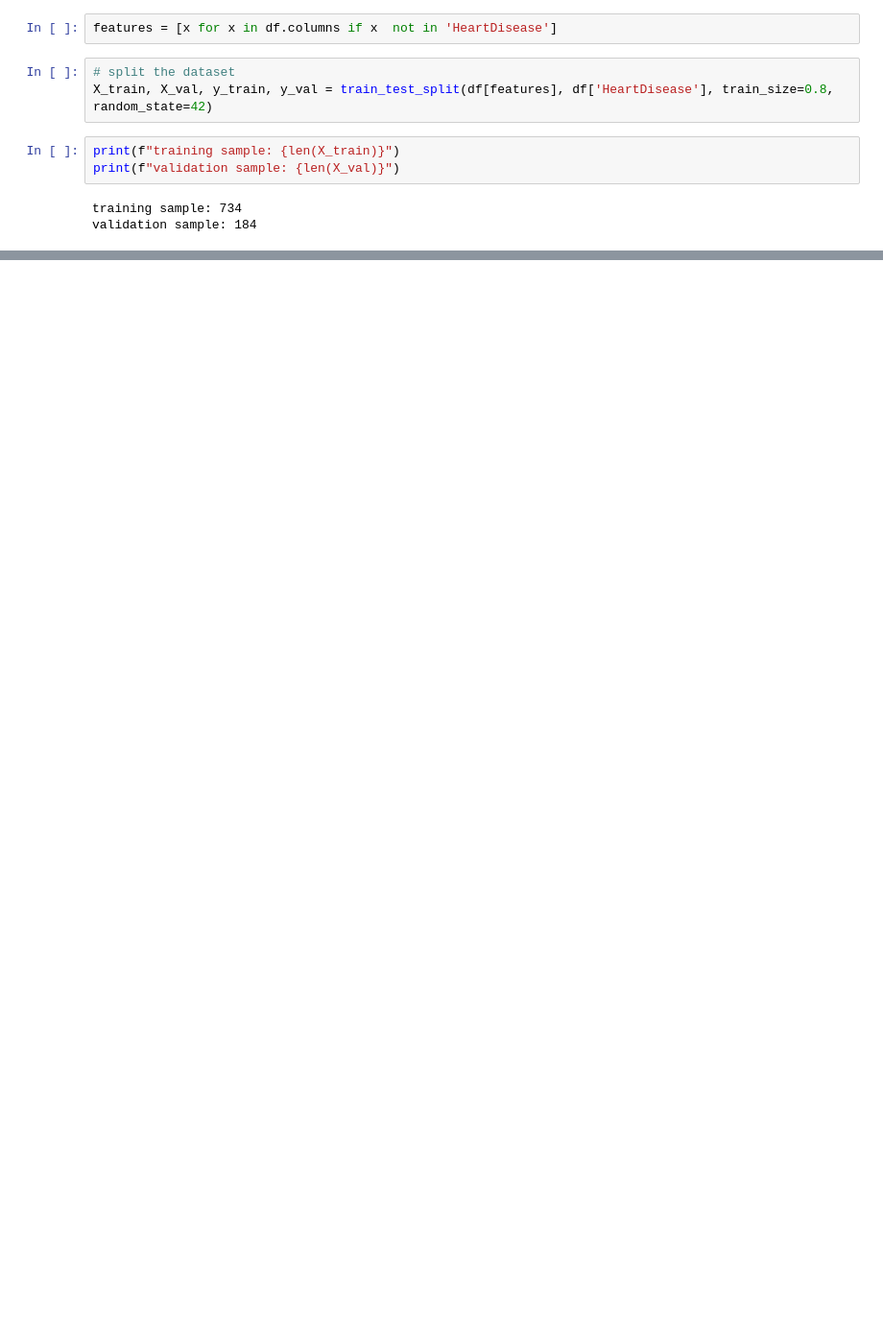
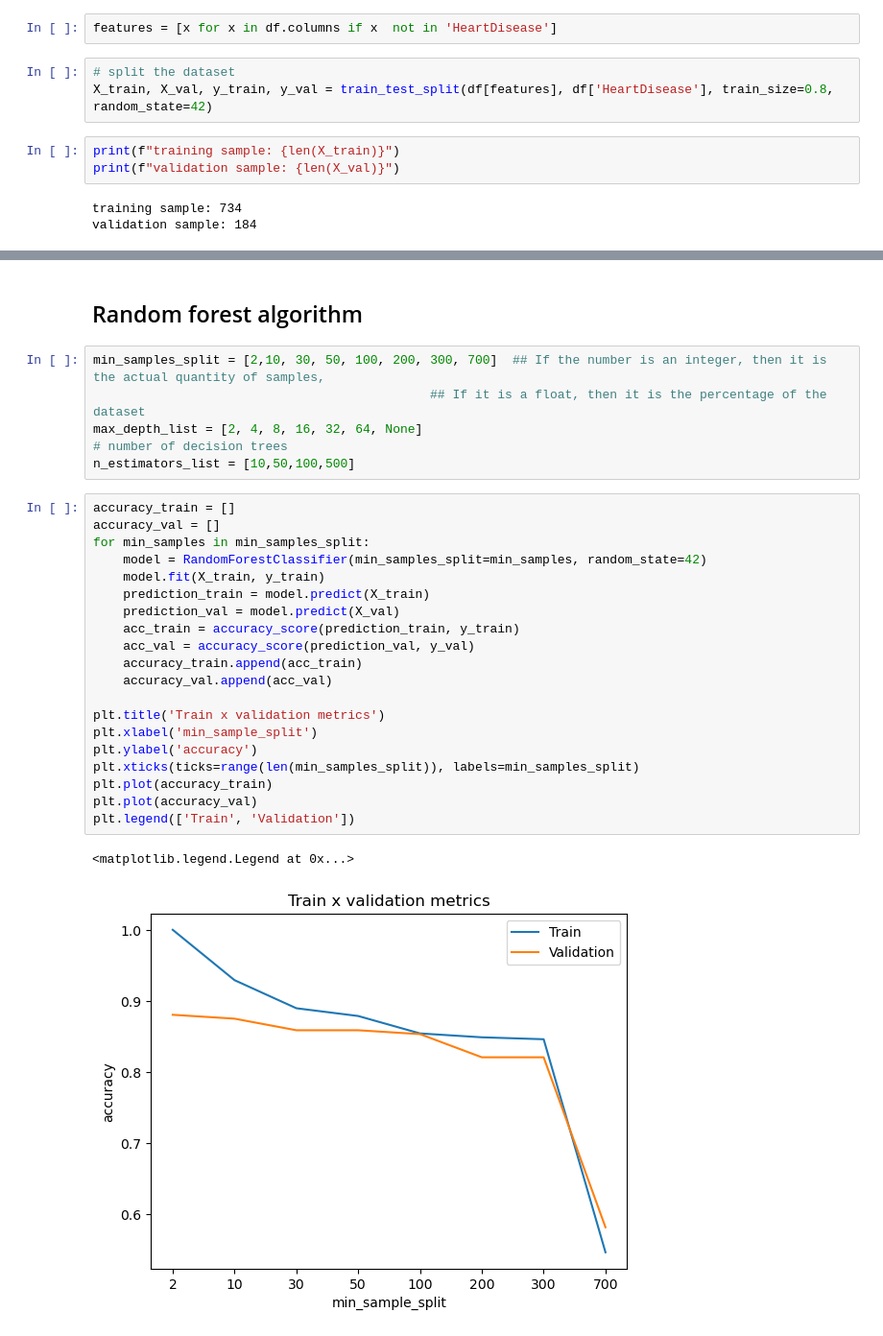
Before and after one commit to Bereketo/heart-diseases-prediction, a Jupyter notebook: notebooks/decision_trees.ipynb, the cells around one changed output, grey strips where cells are left out. Shown at 96% size. Cells and saved outputs as stored; diff of their text form; blank space fills up the shorter version.

```diff
--- a/notebooks/decision_trees.ipynb
+++ b/notebooks/decision_trees.ipynb
@@ -44,0 +115,31 @@ validation sample: 184
+# %% [markdown]
+## Random forest algorithm
+# %%
+min_samples_split = [2,10, 30, 50, 100, 200, 300, 700]  ## If the number is an integer, then it is the actual quantity of samples,
+                                             ## If it is a float, then it is the percentage of the dataset
+max_depth_list = [2, 4, 8, 16, 32, 64, None]
+# number of decision trees
+n_estimators_list = [10,50,100,500]
+# %%
+accuracy_train = []
+accuracy_val = []
+for min_samples in min_samples_split:
+    model = RandomForestClassifier(min_samples_split=min_samples, random_state=42)
+    model.fit(X_train, y_train)
+    prediction_train = model.predict(X_train)
+    prediction_val = model.predict(X_val)
+    acc_train = accuracy_score(prediction_train, y_train)
+    acc_val = accuracy_score(prediction_val, y_val)
+    accuracy_train.append(acc_train)
+    accuracy_val.append(acc_val)
+
+plt.title('Train x validation metrics')
+plt.xlabel('min_sample_split')
+plt.ylabel('accuracy')
+plt.xticks(ticks=range(len(min_samples_split)), labels=min_samples_split)
+plt.plot(accuracy_train)
+plt.plot(accuracy_val)
+plt.legend(['Train', 'Validation'])
+# %% [output]
+<matplotlib.legend.Legend at 0x...>
+[figure, added]
```
Also changed, not shown: parts of 14 cells of this notebook.
